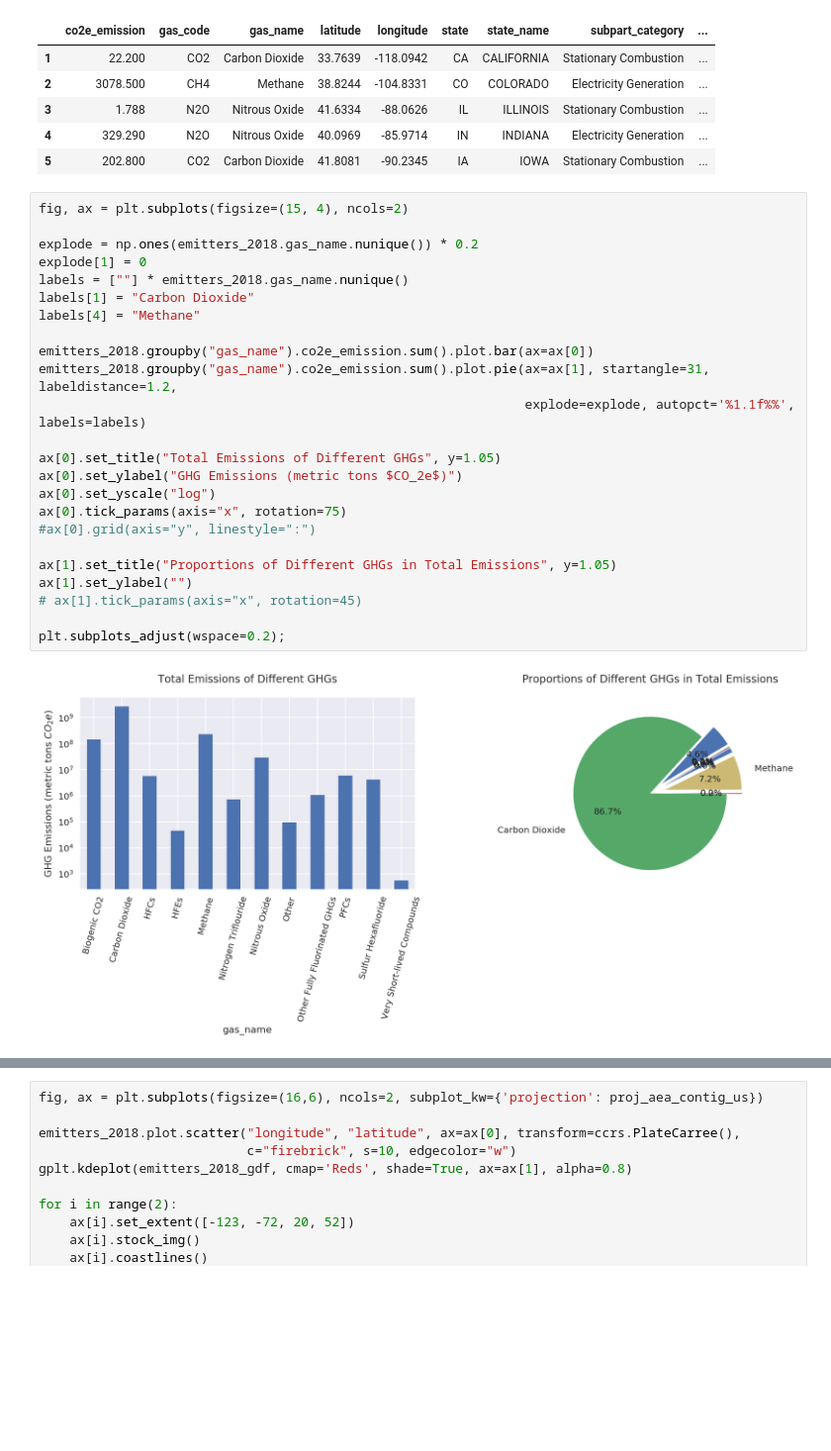
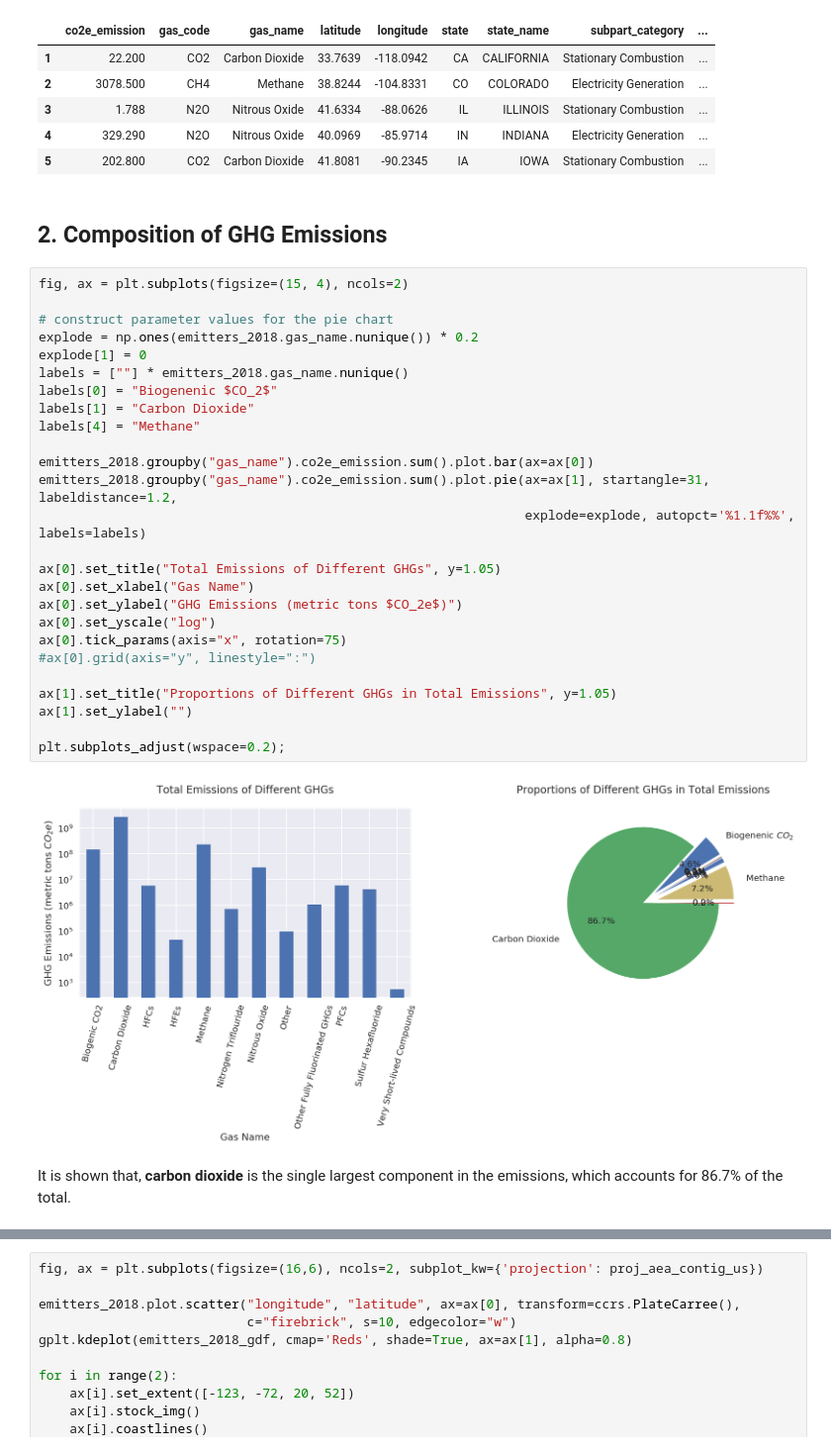
Before and after one commit to hkzhao7/rces-final-project, a Jupyter notebook: Final_Project.ipynb, the cells around one changed output, grey strips where cells are left out. Shown at 99% size. Cells and saved outputs as stored; diff of their text form; blank space fills up the shorter version.

```diff
--- a/Final_Project.ipynb
+++ b/Final_Project.ipynb
@@ -118,29 +120,35 @@ emitters_2018.head()
 | 3 | 1.788 | N2O | Nitrous Oxide | 41.6334 | -88.0626 | IL | ILLINOIS | Stationary Combustion | ... |
 | 4 | 329.290 | N2O | Nitrous Oxide | 40.0969 | -85.9714 | IN | INDIANA | Electricity Generation | ... |
 | 5 | 202.800 | CO2 | Carbon Dioxide | 41.8081 | -90.2345 | IA | IOWA | Stationary Combustion | ... |
+# %% [markdown]
+## 2. Composition of GHG Emissions
 # %%
 fig, ax = plt.subplots(figsize=(15, 4), ncols=2)
 
+# construct parameter values for the pie chart
 explode = np.ones(emitters_2018.gas_name.nunique()) * 0.2
 explode[1] = 0
 labels = [""] * emitters_2018.gas_name.nunique()
+labels[0] = "Biogenenic $CO_2$"
 labels[1] = "Carbon Dioxide"
 labels[4] = "Methane"
 
 emitters_2018.groupby("gas_name").co2e_emission.sum().plot.bar(ax=ax[0])
 emitters_2018.groupby("gas_name").co2e_emission.sum().plot.pie(ax=ax[1], startangle=31, labeldistance=1.2,
                                                                explode=explode, autopct='%1.1f%%', labels=labels)
 
 ax[0].set_title("Total Emissions of Different GHGs", y=1.05)
+ax[0].set_xlabel("Gas Name")
 ax[0].set_ylabel("GHG Emissions (metric tons $CO_2e$)")
 ax[0].set_yscale("log")
 ax[0].tick_params(axis="x", rotation=75)
 #ax[0].grid(axis="y", linestyle=":")
 
 ax[1].set_title("Proportions of Different GHGs in Total Emissions", y=1.05)
 ax[1].set_ylabel("")
-# ax[1].tick_params(axis="x", rotation=45)
 
 plt.subplots_adjust(wspace=0.2);
 # %% [output]
-[figure, old version]
+[figure, new version]
+# %% [markdown]
+It is shown that, **carbon dioxide** is the single largest component in the emissions, which accounts for 86.7% of the total.
```
Also changed, not shown: parts of 53 cells of this notebook.
